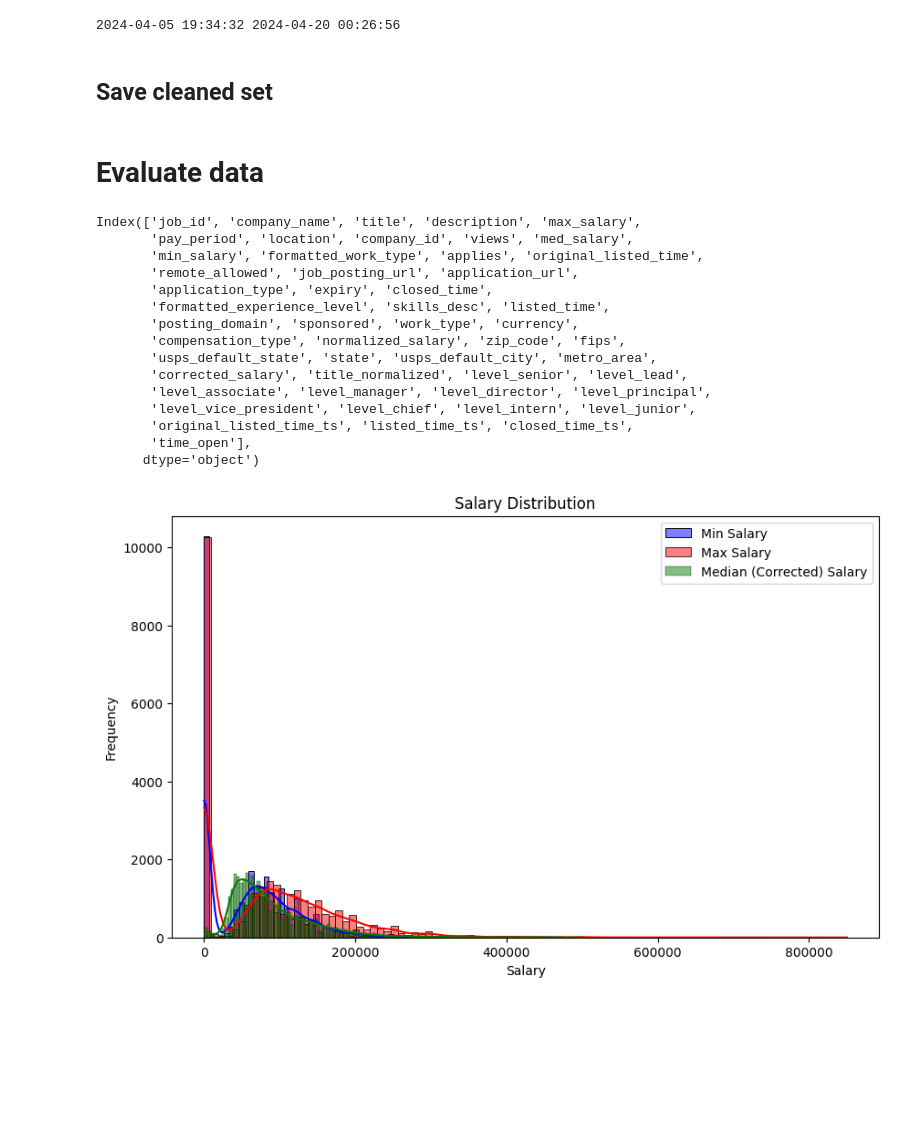
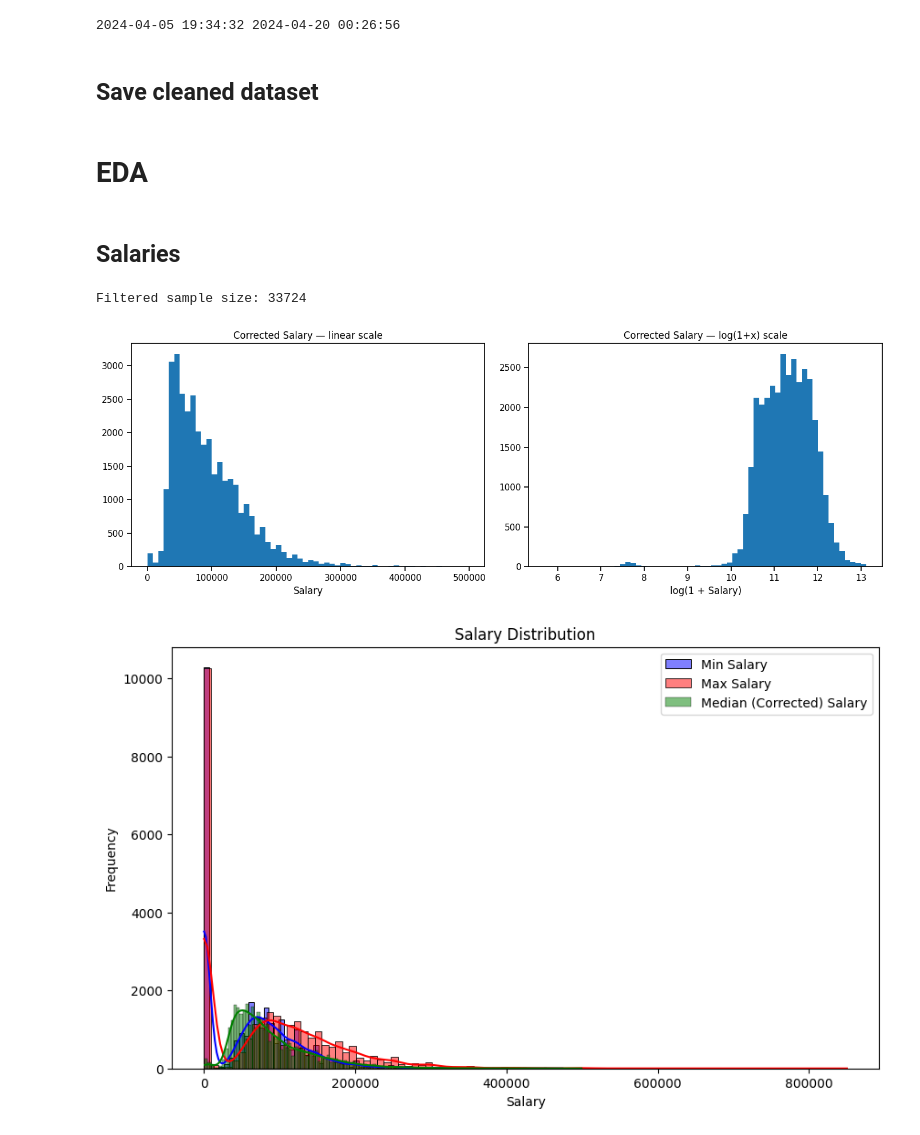
Before and after one commit to j-podracky/linked-insights-ner, a Jupyter notebook: notebooks/01_exploring_linkedin_data.ipynb, the cells around one changed output. Cells and saved outputs as stored; diff of their text form; code cells hidden in the pictures; blank space fills up the shorter version.

```diff
--- a/notebooks/01_exploring_linkedin_data.ipynb
+++ b/notebooks/01_exploring_linkedin_data.ipynb
@@ -327,5 +302,5 @@ print(min(postings['listed_time_ts']), max(postings['listed_time_ts']))
 # %% [output]
 2024-04-05 19:34:32 2024-04-20 00:26:56
 # %% [markdown]
-## Save cleaned set
+## Save cleaned dataset
 # %%
@@ -333,23 +308,29 @@ postings.to_csv('data/postings_cleaned.csv', index=False)
-# %% [markdown]
-# Evaluate data
-# %%
-postings.columns
-# %% [output]
-Index(['job_id', 'company_name', 'title', 'description', 'max_salary',
-       'pay_period', 'location', 'company_id', 'views', 'med_salary',
-       'min_salary', 'formatted_work_type', 'applies', 'original_listed_time',
-       'remote_allowed', 'job_posting_url', 'application_url',
-       'application_type', 'expiry', 'closed_time',
-       'formatted_experience_level', 'skills_desc', 'listed_time',
-       'posting_domain', 'sponsored', 'work_type', 'currency',
-       'compensation_type', 'normalized_salary', 'zip_code', 'fips',
-       'usps_default_state', 'state', 'usps_default_city', 'metro_area',
-       'corrected_salary', 'title_normalized', 'level_senior', 'level_lead',
-       'level_associate', 'level_manager', 'level_director', 'level_principal',
-       'level_vice_president', 'level_chief', 'level_intern', 'level_junior',
-       'original_listed_time_ts', 'listed_time_ts', 'closed_time_ts',
-       'time_open'],
-      dtype='object')
+# %% [markdown]
+# EDA
+# %%
+# plotting defaults
+plt.rcParams['figure.figsize'] = (10, 6)
+sns.set_context('notebook')
+# %% [markdown]
+## Salaries
+# %%
+postings_filtered = postings[(postings['corrected_salary']>0) & (postings['corrected_salary']<500000)]
+print('Filtered sample size:', len(postings_filtered))
+
+# Histogram of corrected salary (log scale view too)
+fig, ax = plt.subplots(1,2, figsize=(14,5))
+ax[0].hist(postings_filtered['corrected_salary'].dropna(), bins=60)
+ax[0].set_title('Corrected Salary: linear scale')
+ax[0].set_xlabel('Salary')
+
+ax[1].hist(np.log1p(postings_filtered['corrected_salary'].dropna()), bins=60)
+ax[1].set_title('Corrected Salary: log(1+x) scale')
+ax[1].set_xlabel('log(1+Salary)')
+plt.tight_layout()
+plt.show()
+# %% [output]
+Filtered sample size: 33724
+[figure, added]
 # %%
 postings_filtered = postings[
     (postings['corrected_salary']>0) &
```
Also changed, not shown: parts of 11 cells of this notebook.
